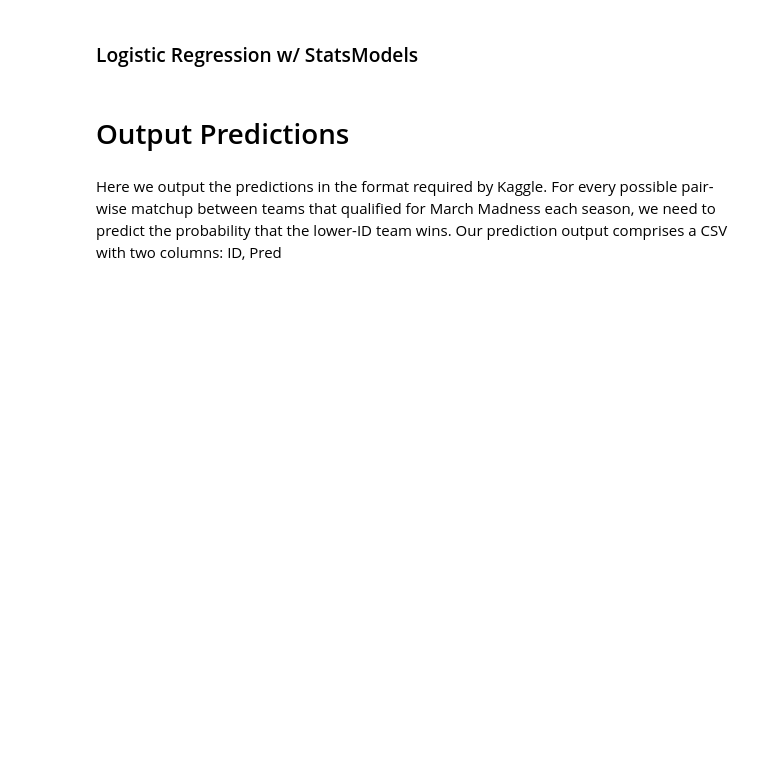
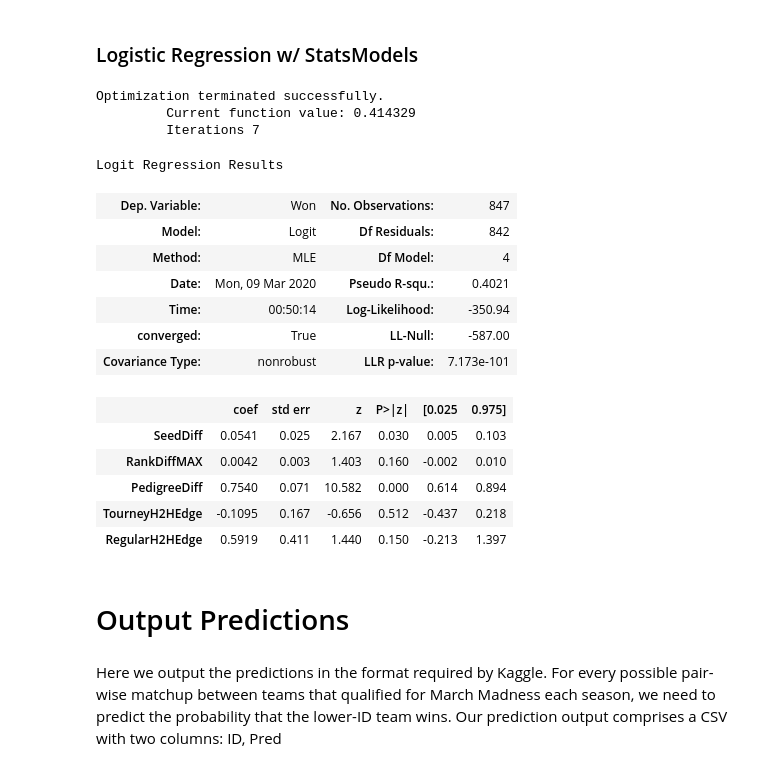
Before and after one commit to nyjgary/march-madness-2020, a Jupyter notebook: March-Madness-2020.ipynb, the cells around one changed output. Saved outputs shown, nothing was run; the diff lists cells and outputs as text; code cells hidden in the pictures; blank space fills up the shorter version.

```diff
--- a/March-Madness-2020.ipynb
+++ b/March-Madness-2020.ipynb
@@ -635,9 +636,27 @@ evaluate_predictions(cb_preds['Won'], cb_preds['Pred'], cls_threshold=.5, plot=T
 # %%
 import statsmodels.discrete.discrete_model as sm
 train, _ = train_test_period_split(data=train_data, season_to_predict=2016, season_to_start=season_to_start)
-X_train, y_train = train[lr3_features], train['Won']
+X_train, y_train = train[lr2_features], train['Won']
 logit = sm.Logit(y_train, X_train)
 logit.fit().summary()
+# %% [output]
+Optimization terminated successfully.
+         Current function value: 0.414329
+         Iterations 7
+Logit Regression Results
+| Dep. Variable: | Won | No. Observations: | 847 |
+| Model: | Logit | Df Residuals: | 842 |
+| Method: | MLE | Df Model: | 4 |
+| Date: | Mon, 09 Mar 2020 | Pseudo R-squ.: | 0.4021 |
+| Time: | 00:50:14 | Log-Likelihood: | -350.94 |
+| converged: | True | LL-Null: | -587.00 |
+| Covariance Type: | nonrobust | LLR p-value: | 7.173e-101 |
+|  | coef | std err | z | P>|z| | [0.025 | 0.975] |
+| SeedDiff | 0.0541 | 0.025 | 2.167 | 0.030 | 0.005 | 0.103 |
+| RankDiffMAX | 0.0042 | 0.003 | 1.403 | 0.160 | -0.002 | 0.010 |
+| PedigreeDiff | 0.7540 | 0.071 | 10.582 | 0.000 | 0.614 | 0.894 |
+| TourneyH2HEdge | -0.1095 | 0.167 | -0.656 | 0.512 | -0.437 | 0.218 |
+| RegularH2HEdge | 0.5919 | 0.411 | 1.440 | 0.150 | -0.213 | 1.397 |
 # %% [markdown]
 # Output Predictions
 # %% [markdown]
```
Also changed, not shown: parts of 13 cells of this notebook.
